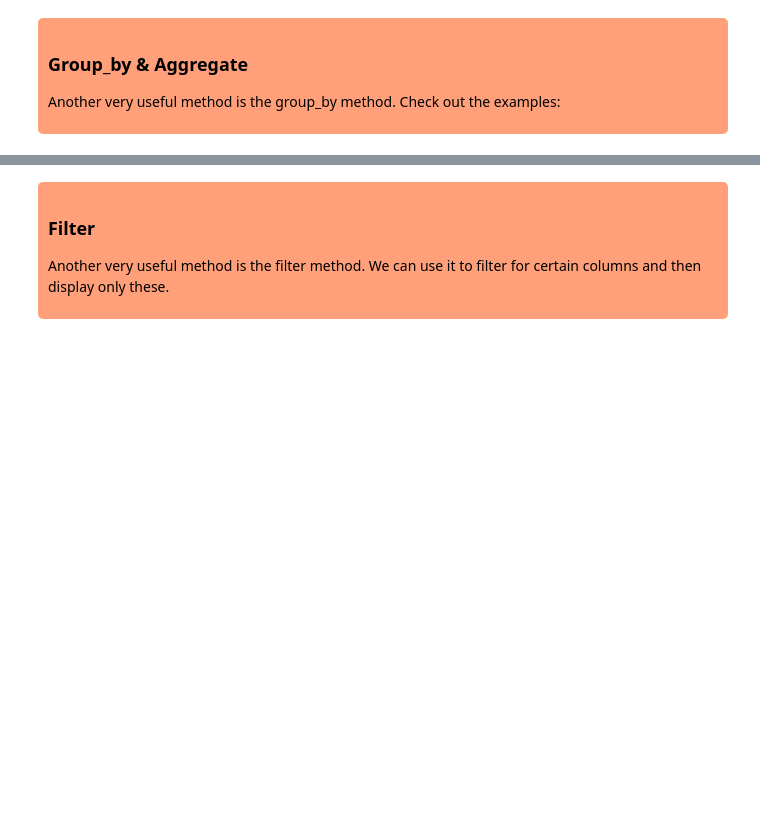
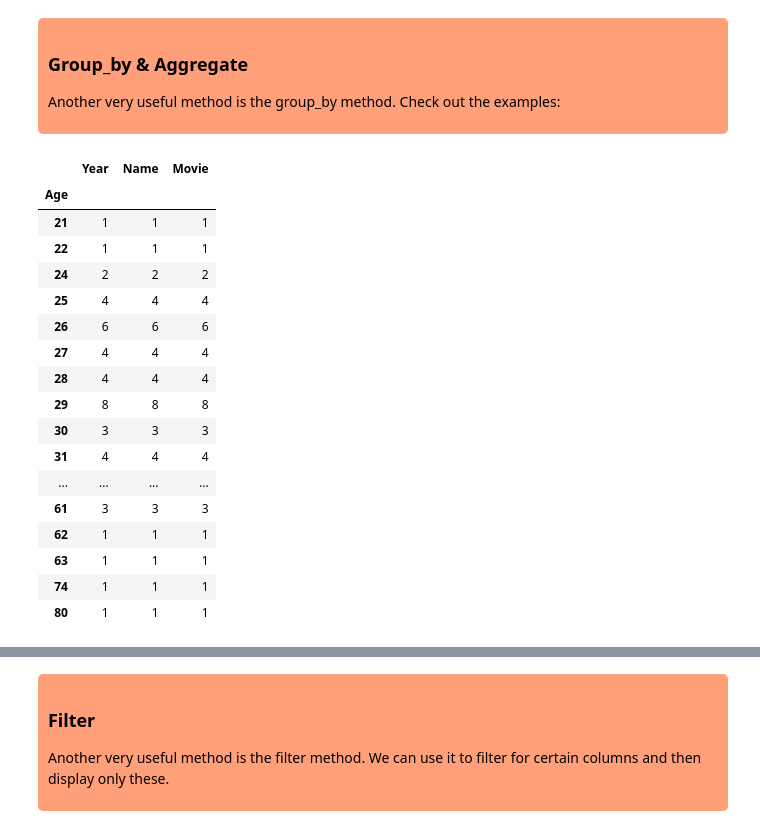
Before and after one commit to thaiv28/CS-14115_SS22, a Jupyter notebook: session_05/session_05_notebook_student.ipynb, the cells around one changed output, grey strips where cells are left out. Saved outputs shown, nothing was run; the diff lists cells and outputs as text; code cells hidden in the pictures; blank space fills up the shorter version.

```diff
--- a/session_05/session_05_notebook_student.ipynb
+++ b/session_05/session_05_notebook_student.ipynb
@@ -49,3 +104,24 @@ The data frame structure allows to sort the entire table by the values in one co
 ### Group_by & Aggregate
 
 Another very useful method is the group_by method. Check out the examples:
+# %%
+oscar.groupby("Age").count()
+# %% [output]
+|  | Year | Name | Movie |
+| Age |  |  |  |
+| 21 | 1 | 1 | 1 |
+| 22 | 1 | 1 | 1 |
+| 24 | 2 | 2 | 2 |
+| 25 | 4 | 4 | 4 |
+| 26 | 6 | 6 | 6 |
+| 27 | 4 | 4 | 4 |
+| 28 | 4 | 4 | 4 |
+| 29 | 8 | 8 | 8 |
+| 30 | 3 | 3 | 3 |
+| 31 | 4 | 4 | 4 |
+| ... | ... | ... | ... |
+| 61 | 3 | 3 | 3 |
+| 62 | 1 | 1 | 1 |
+| 63 | 1 | 1 | 1 |
+| 74 | 1 | 1 | 1 |
+| 80 | 1 | 1 | 1 |
```
Also changed, not shown: parts of 10 cells of this notebook.
